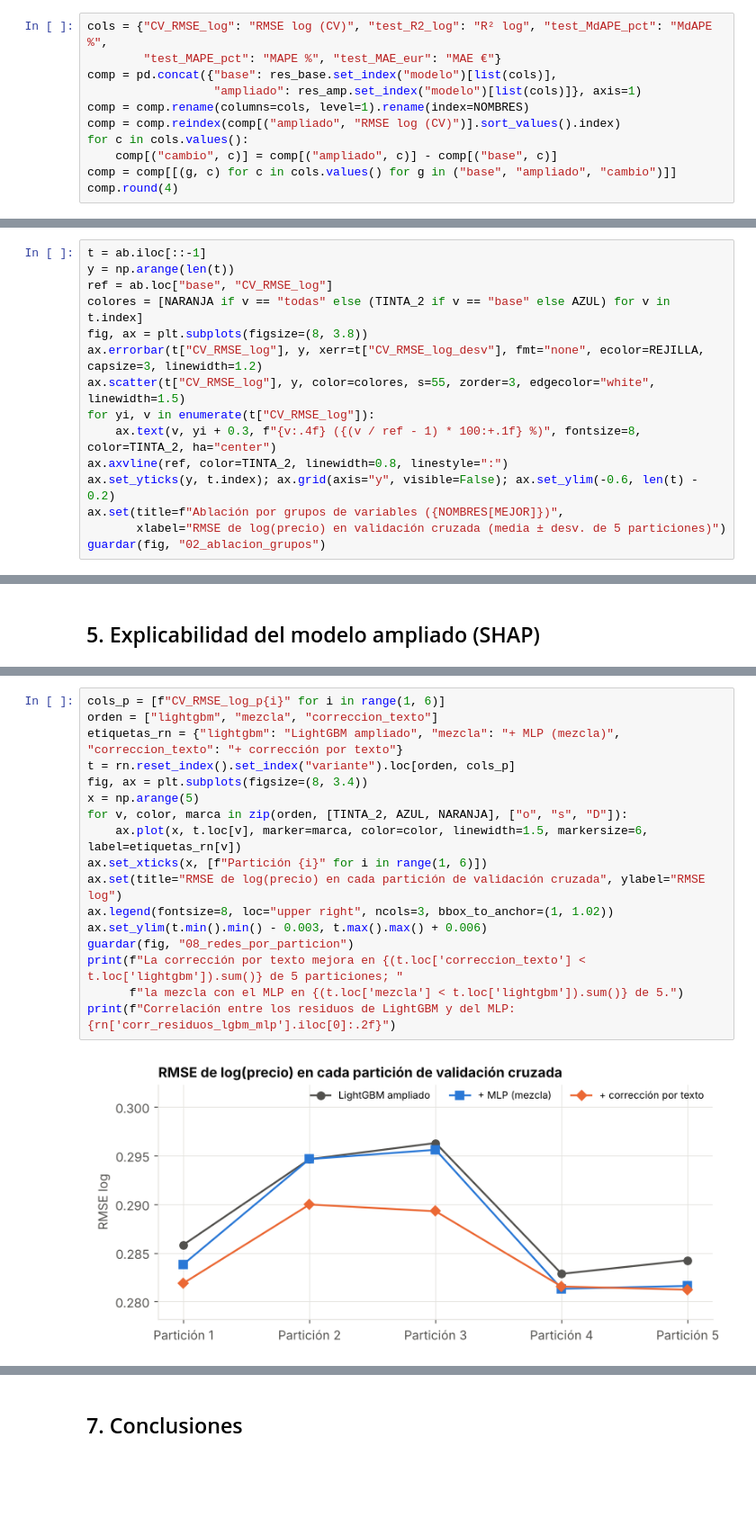
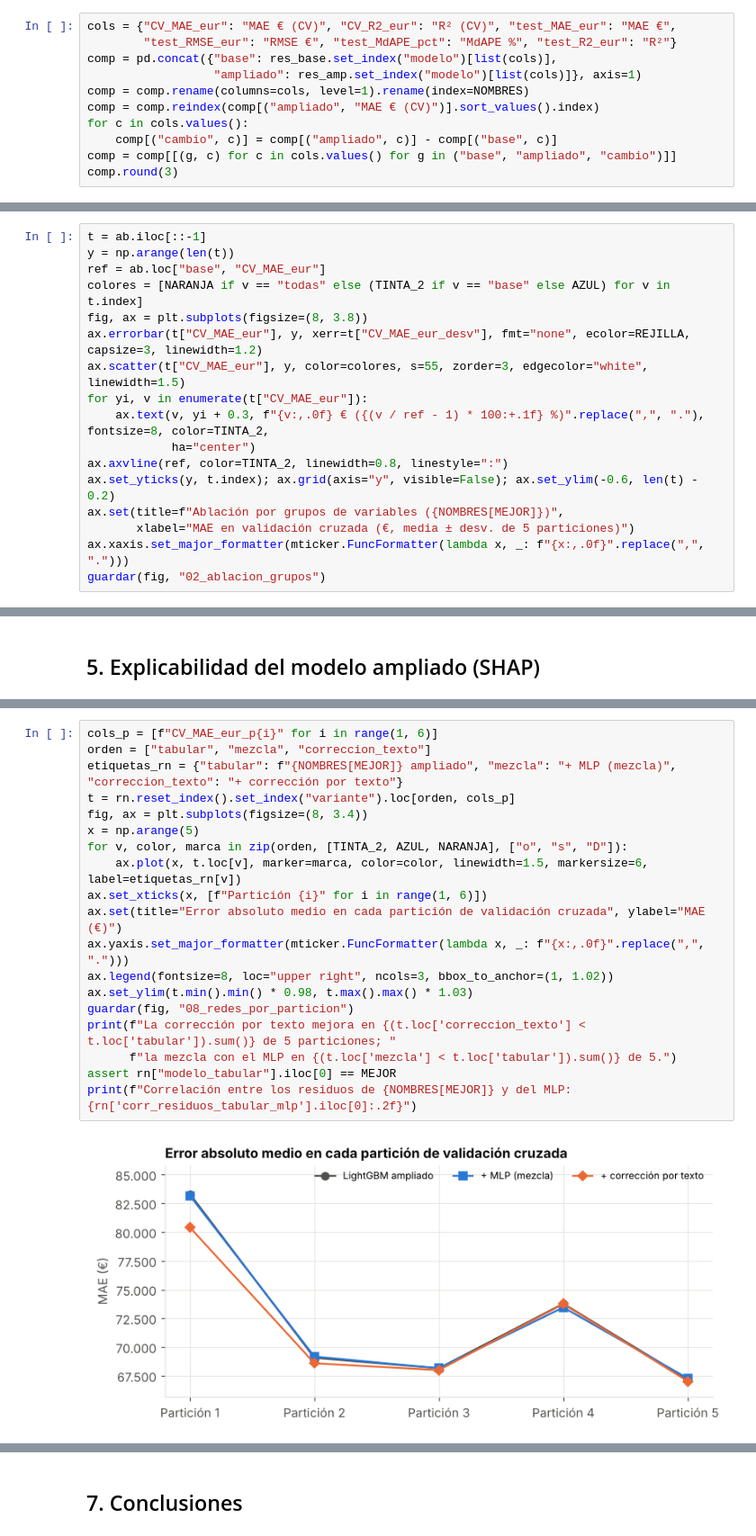
Before and after one commit to MarioArocaPaez/tfm-vivienda-andalucia, a Jupyter notebook: notebooks/03_mejora_variables.ipynb, the cells around one changed output, grey strips where cells are left out. Shown at 90% size. Drawn from its saved outputs; the diff is of its cells as text; blank space fills up the shorter version.

```diff
--- a/notebooks/03_mejora_variables.ipynb
+++ b/notebooks/03_mejora_variables.ipynb
@@ -89,14 +94,14 @@ Mejor modelo base: LightGBM | mejor modelo ampliado: LightGBM
 Cada modelo se vuelve a ajustar con Optuna (40 pruebas) con las variables nuevas, con el mismo
 procedimiento, las mismas particiones de validación cruzada y el mismo conjunto de prueba.
 # %%
-cols = {"CV_RMSE_log": "RMSE log (CV)", "test_R2_log": "R² log", "test_MdAPE_pct": "MdAPE %",
-        "test_MAPE_pct": "MAPE %", "test_MAE_eur": "MAE €"}
+cols = {"CV_MAE_eur": "MAE € (CV)", "CV_R2_eur": "R² (CV)", "test_MAE_eur": "MAE €",
+        "test_RMSE_eur": "RMSE €", "test_MdAPE_pct": "MdAPE %", "test_R2_eur": "R²"}
 comp = pd.concat({"base": res_base.set_index("modelo")[list(cols)],
                   "ampliado": res_amp.set_index("modelo")[list(cols)]}, axis=1)
 comp = comp.rename(columns=cols, level=1).rename(index=NOMBRES)
-comp = comp.reindex(comp[("ampliado", "RMSE log (CV)")].sort_values().index)
+comp = comp.reindex(comp[("ampliado", "MAE € (CV)")].sort_values().index)
 for c in cols.values():
     comp[("cambio", c)] = comp[("ampliado", c)] - comp[("base", c)]
 comp = comp[[(g, c) for c in cols.values() for g in ("base", "ampliado", "cambio")]]
-comp.round(4)
+comp.round(3)
 # %% [output]
@@ -165,16 +168,18 @@ ab[["n_variables", "CV_RMSE_log", "CV_RMSE_log_desv", "test_MdAPE_pct", "test_MA
 # %%
 t = ab.iloc[::-1]
 y = np.arange(len(t))
-ref = ab.loc["base", "CV_RMSE_log"]
+ref = ab.loc["base", "CV_MAE_eur"]
 colores = [NARANJA if v == "todas" else (TINTA_2 if v == "base" else AZUL) for v in t.index]
 fig, ax = plt.subplots(figsize=(8, 3.8))
-ax.errorbar(t["CV_RMSE_log"], y, xerr=t["CV_RMSE_log_desv"], fmt="none", ecolor=REJILLA, capsize=3, linewidth=1.2)
-ax.scatter(t["CV_RMSE_log"], y, color=colores, s=55, zorder=3, edgecolor="white", linewidth=1.5)
-for yi, v in enumerate(t["CV_RMSE_log"]):
-    ax.text(v, yi + 0.3, f"{v:.4f} ({(v / ref - 1) * 100:+.1f} %)", fontsize=8, color=TINTA_2, ha="center")
+ax.errorbar(t["CV_MAE_eur"], y, xerr=t["CV_MAE_eur_desv"], fmt="none", ecolor=REJILLA, capsize=3, linewidth=1.2)
+ax.scatter(t["CV_MAE_eur"], y, color=colores, s=55, zorder=3, edgecolor="white", linewidth=1.5)
+for yi, v in enumerate(t["CV_MAE_eur"]):
+    ax.text(v, yi + 0.3, f"{v:,.0f} € ({(v / ref - 1) * 100:+.1f} %)".replace(",", "."), fontsize=8, color=TINTA_2,
+            ha="center")
 ax.axvline(ref, color=TINTA_2, linewidth=0.8, linestyle=":")
 ax.set_yticks(y, t.index); ax.grid(axis="y", visible=False); ax.set_ylim(-0.6, len(t) - 0.2)
 ax.set(title=f"Ablación por grupos de variables ({NOMBRES[MEJOR]})",
-       xlabel="RMSE de log(precio) en validación cruzada (media ± desv. de 5 particiones)")
+       xlabel="MAE en validación cruzada (€, media ± desv. de 5 particiones)")
+ax.xaxis.set_major_formatter(mticker.FuncFormatter(lambda x, _: f"{x:,.0f}".replace(",", ".")))
 guardar(fig, "02_ablacion_grupos")
 # %% [output]
@@ -490,19 +499,21 @@ rn[["CV_RMSE_log", "CV_RMSE_log_desv", "test_RMSE_log", "test_R2_log", "test_MdA
 # %%
-cols_p = [f"CV_RMSE_log_p{i}" for i in range(1, 6)]
-orden = ["lightgbm", "mezcla", "correccion_texto"]
-etiquetas_rn = {"lightgbm": "LightGBM ampliado", "mezcla": "+ MLP (mezcla)", "correccion_texto": "+ corrección por texto"}
+cols_p = [f"CV_MAE_eur_p{i}" for i in range(1, 6)]
+orden = ["tabular", "mezcla", "correccion_texto"]
+etiquetas_rn = {"tabular": f"{NOMBRES[MEJOR]} ampliado", "mezcla": "+ MLP (mezcla)", "correccion_texto": "+ corrección por texto"}
 t = rn.reset_index().set_index("variante").loc[orden, cols_p]
 fig, ax = plt.subplots(figsize=(8, 3.4))
 x = np.arange(5)
 for v, color, marca in zip(orden, [TINTA_2, AZUL, NARANJA], ["o", "s", "D"]):
     ax.plot(x, t.loc[v], marker=marca, color=color, linewidth=1.5, markersize=6, label=etiquetas_rn[v])
 ax.set_xticks(x, [f"Partición {i}" for i in range(1, 6)])
-ax.set(title="RMSE de log(precio) en cada partición de validación cruzada", ylabel="RMSE log")
+ax.set(title="Error absoluto medio en cada partición de validación cruzada", ylabel="MAE (€)")
+ax.yaxis.set_major_formatter(mticker.FuncFormatter(lambda x, _: f"{x:,.0f}".replace(",", ".")))
 ax.legend(fontsize=8, loc="upper right", ncols=3, bbox_to_anchor=(1, 1.02))
-ax.set_ylim(t.min().min() - 0.003, t.max().max() + 0.006)
+ax.set_ylim(t.min().min() * 0.98, t.max().max() * 1.03)
 guardar(fig, "08_redes_por_particion")
-print(f"La corrección por texto mejora en {(t.loc['correccion_texto'] < t.loc['lightgbm']).sum()} de 5 particiones; "
-      f"la mezcla con el MLP en {(t.loc['mezcla'] < t.loc['lightgbm']).sum()} de 5.")
-print(f"Correlación entre los residuos de LightGBM y del MLP: {rn['corr_residuos_lgbm_mlp'].iloc[0]:.2f}")
+print(f"La corrección por texto mejora en {(t.loc['correccion_texto'] < t.loc['tabular']).sum()} de 5 particiones; "
+      f"la mezcla con el MLP en {(t.loc['mezcla'] < t.loc['tabular']).sum()} de 5.")
+assert rn["modelo_tabular"].iloc[0] == MEJOR
+print(f"Correlación entre los residuos de {NOMBRES[MEJOR]} y del MLP: {rn['corr_residuos_tabular_mlp'].iloc[0]:.2f}")
 # %% [output]
-[figure, old version]
+[figure, new version]
```
Also changed, not shown: parts of 26 cells of this notebook, 36 other files.
